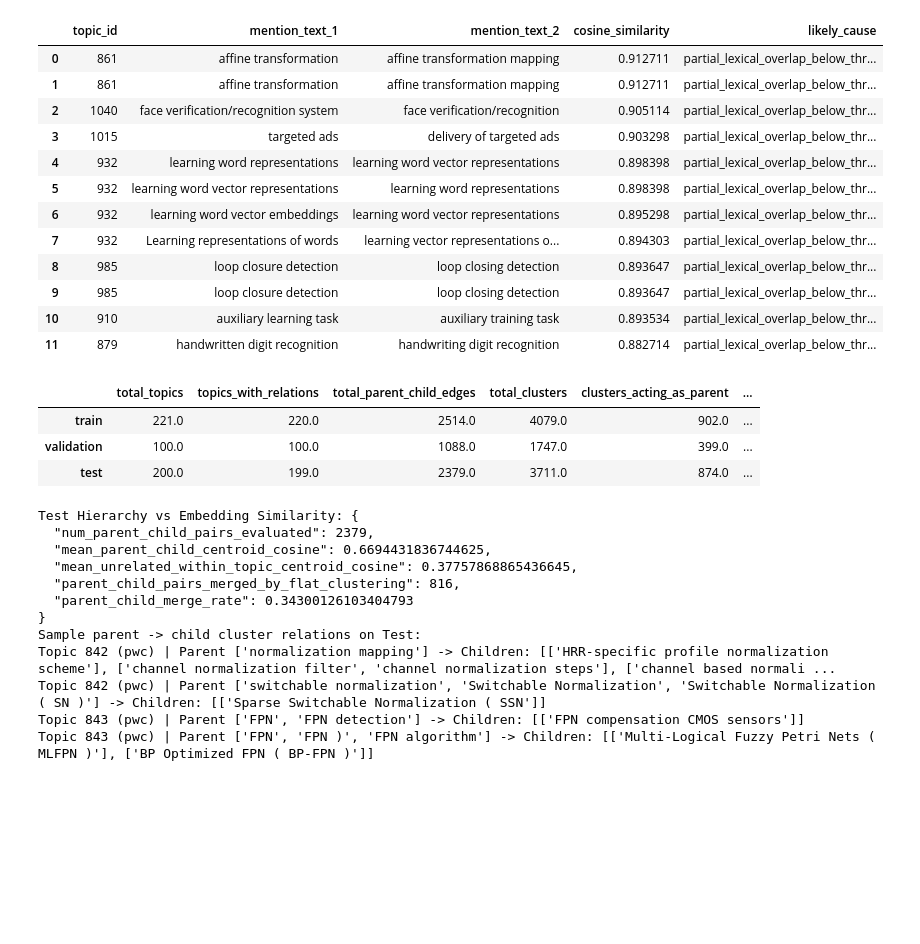
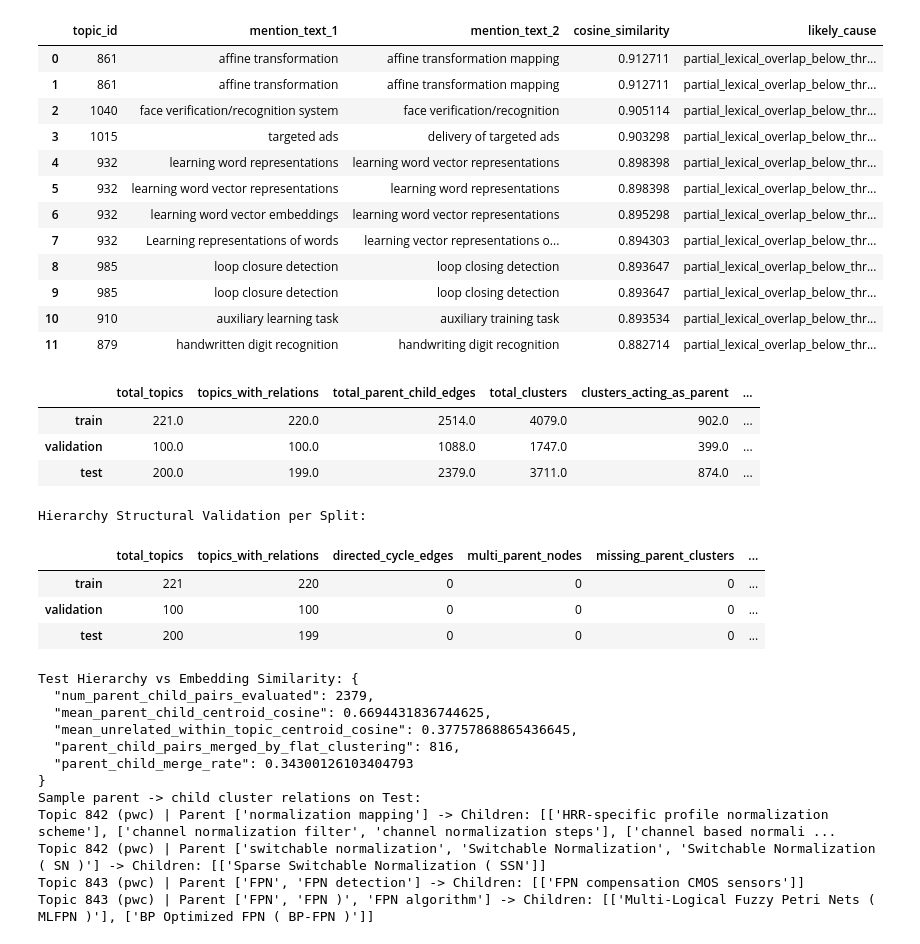
Before and after one commit to abg11hani235-commits/Cross-Document-Scientific-Concept-Coreference, a Jupyter notebook: notebooks/05_evaluation_analysis.ipynb, the cells around one changed output. Drawn from its saved outputs; the diff is of its cells as text; code cells hidden in the pictures; blank space fills up the shorter version.

```diff
--- a/notebooks/05_evaluation_analysis.ipynb
+++ b/notebooks/05_evaluation_analysis.ipynb
@@ -106,29 +106,36 @@ Top Missed Matches (same gold cluster separated into different pred clusters):
 # %%
 # Bonus Phase 10: Hierarchical cluster relations analysis
 with (metrics_dir / "hierarchical_analysis.json").open("r", encoding="utf-8") as fh:
     hier = json.load(fh)
 
 display(pd.DataFrame(hier["split_statistics"]).T)
+print("Hierarchy Structural Validation per Split:")
+display(pd.DataFrame(hier["hierarchy_validation"]).T[["total_topics", "topics_with_relations", "directed_cycle_edges", "multi_parent_nodes", "missing_parent_clusters", "missing_child_clusters", "duplicate_relationships", "self_relations", "total_connected_components", "total_isolated_clusters", "is_valid_forest"]])
 print("Test Hierarchy vs Embedding Similarity:", json.dumps(hier["test_hierarchy_vs_embeddings"], indent=2))
 print("Sample parent -> child cluster relations on Test:")
 for ex in hier["representative_examples"][:4]:
     print(f"Topic {ex['topic_id']} ({ex['source']}) | Parent {ex['parent_mentions']} -> Children: {[c['mentions'] for c in ex['children']]}")
 # %% [output]
 |  | total_topics | topics_with_relations | total_parent_child_edges | total_clusters | clusters_acting_as_parent | ... |
 | train | 221.0 | 220.0 | 2514.0 | 4079.0 | 902.0 | ... |
 | validation | 100.0 | 100.0 | 1088.0 | 1747.0 | 399.0 | ... |
 | test | 200.0 | 199.0 | 2379.0 | 3711.0 | 874.0 | ... |
-Test Hierarchy vs Embedding Similarity: {
-  "num_parent_child_pairs_evaluated": 2379,
-  "mean_parent_child_centroid_cosine": 0.6694431836744625,
-  "mean_unrelated_within_topic_centroid_cosine": 0.37757868865436645,
-  "parent_child_pairs_merged_by_flat_clustering": 816,
-  "parent_child_merge_rate": 0.34300126103404793
-}
-Sample parent -> child cluster relations on Test:
-Topic 842 (pwc) | Parent ['normalization mapping'] -> Children: [['HRR-specific profile normalization scheme'], ['channel normalization filter', 'channel normalization steps'], ['channel based normali ...
-Topic 842 (pwc) | Parent ['switchable normalization', 'Switchable Normalization', 'Switchable Normalization ( SN )'] -> Children: [['Sparse Switchable Normalization ( SSN']]
-Topic 843 (pwc) | Parent ['FPN', 'FPN detection'] -> Children: [['FPN compensation CMOS sensors']]
-Topic 843 (pwc) | Parent ['FPN', 'FPN )', 'FPN algorithm'] -> Children: [['Multi-Logical Fuzzy Petri Nets ( MLFPN )'], ['BP Optimized FPN ( BP-FPN )']]
+Hierarchy Structural Validation per Split:
+|  | total_topics | topics_with_relations | directed_cycle_edges | multi_parent_nodes | missing_parent_clusters | ... |
+| train | 221 | 220 | 0 | 0 | 0 | ... |
+| validation | 100 | 100 | 0 | 0 | 0 | ... |
+| test | 200 | 199 | 0 | 0 | 0 | ... |
+Test Hierarchy vs Embedding Similarity: {
+  "num_parent_child_pairs_evaluated": 2379,
+  "mean_parent_child_centroid_cosine": 0.6694431836744625,
+  "mean_unrelated_within_topic_centroid_cosine": 0.37757868865436645,
+  "parent_child_pairs_merged_by_flat_clustering": 816,
+  "parent_child_merge_rate": 0.34300126103404793
+}
+Sample parent -> child cluster relations on Test:
+Topic 842 (pwc) | Parent ['normalization mapping'] -> Children: [['HRR-specific profile normalization scheme'], ['channel normalization filter', 'channel normalization steps'], ['channel based normali ...
+Topic 842 (pwc) | Parent ['switchable normalization', 'Switchable Normalization', 'Switchable Normalization ( SN )'] -> Children: [['Sparse Switchable Normalization ( SSN']]
+Topic 843 (pwc) | Parent ['FPN', 'FPN detection'] -> Children: [['FPN compensation CMOS sensors']]
+Topic 843 (pwc) | Parent ['FPN', 'FPN )', 'FPN algorithm'] -> Children: [['Multi-Logical Fuzzy Petri Nets ( MLFPN )'], ['BP Optimized FPN ( BP-FPN )']]
 # %%
 # Display evaluation and error figures
```
Also changed, not shown: parts of 2 cells of this notebook, 32 other files.
